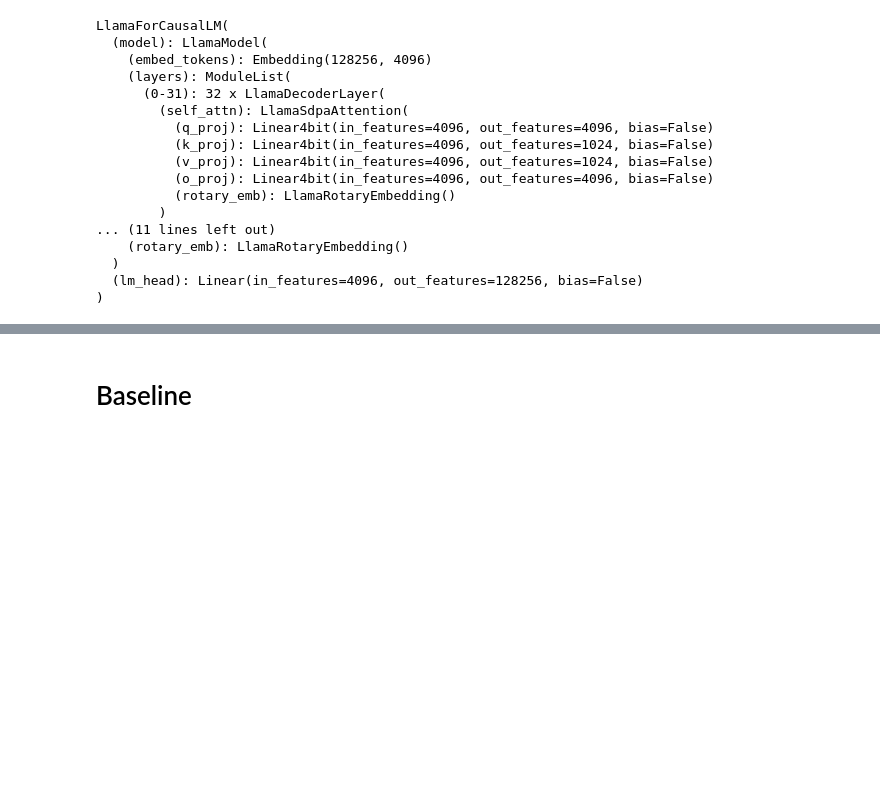
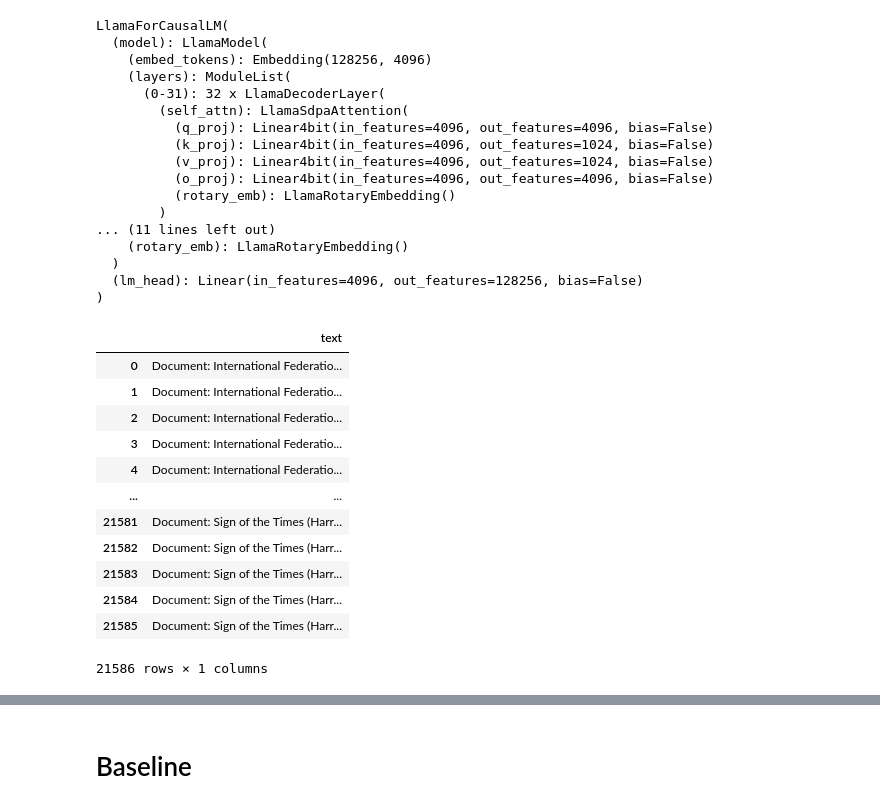
Before and after one commit to lab-paper-code/QriousRAG, a Jupyter notebook: model/answer_rag.ipynb, the cells around one changed output, grey strips where cells are left out. Cells and saved outputs as stored; diff of their text form; code cells hidden in the pictures; blank space fills up the shorter version.

```diff
--- a/model/answer_rag.ipynb
+++ b/model/answer_rag.ipynb
@@ -126,7 +126,7 @@ LlamaForCausalLM(
   (lm_head): Linear(in_features=4096, out_features=128256, bias=False)
 )
 # %%
-# import pandas as pd
-# evidence_test_path = f'/raid/deallab/SF_RAG_Data/ASQA/test/evidence_test.csv'
+import pandas as pd
+evidence_test_path = f'/raid/deallab/SF_RAG_Data/ASQA/test/evidence_test.csv'
 
-# evidence_text = pd.read_csv(evidence_test_path)
+evidence_text = pd.read_csv(evidence_test_path)
@@ -135,3 +133,19 @@ LlamaForCausalLM(
+# %%
+evidence_text
+# %% [output]
+|  | text |
+| 0 | Document: International Federatio... |
+| 1 | Document: International Federatio... |
+| 2 | Document: International Federatio... |
+| 3 | Document: International Federatio... |
+| 4 | Document: International Federatio... |
+| ... | ... |
+| 21581 | Document: Sign of the Times (Harr... |
+| 21582 | Document: Sign of the Times (Harr... |
+| 21583 | Document: Sign of the Times (Harr... |
+| 21584 | Document: Sign of the Times (Harr... |
+| 21585 | Document: Sign of the Times (Harr... |
+21586 rows × 1 columns
 # %%
 # from langchain_text_splitters import TokenTextSplitter
 
```
Also changed, not shown: parts of 14 cells of this notebook, 6 other files.
